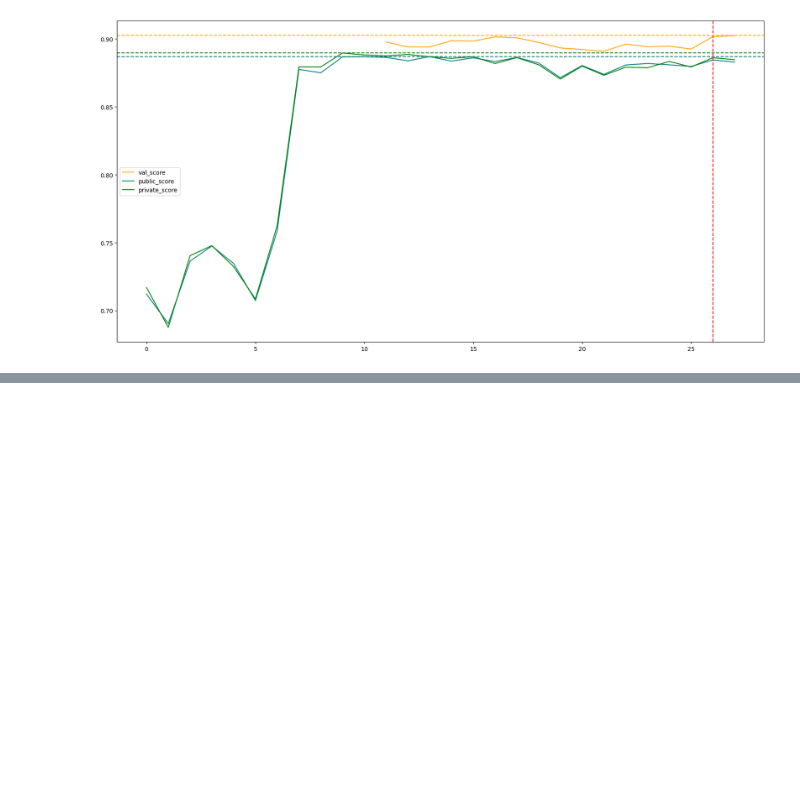
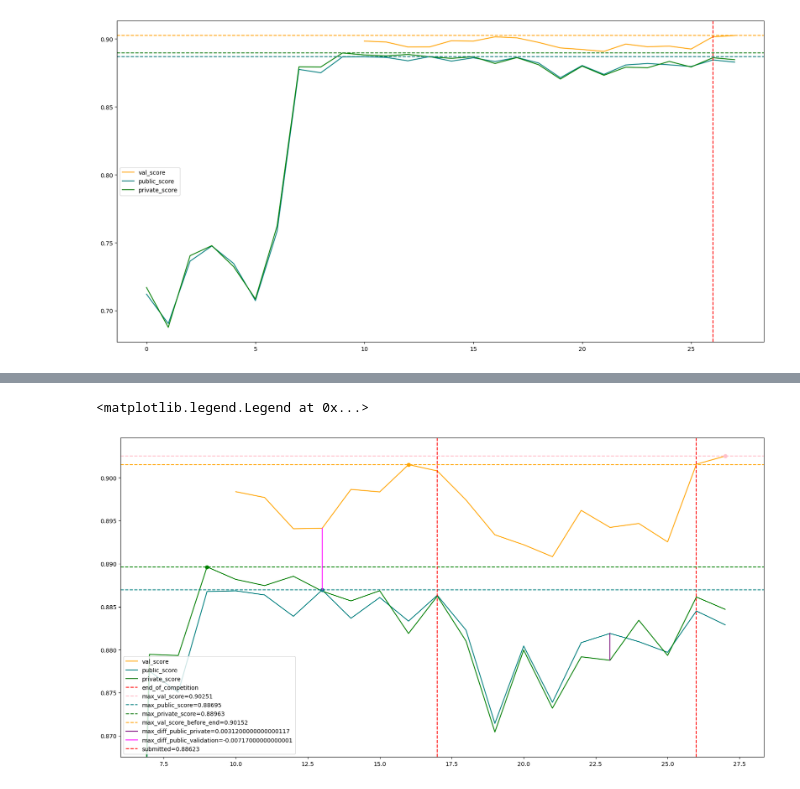
Before and after one commit to IgnacioPardo/TP2_TDVI, a Jupyter notebook: src/sub_hist_exp.ipynb, the cells around one changed output, grey strips where cells are left out. Cells and saved outputs as stored; diff of their text form; code cells hidden in the pictures; blank space fills up the shorter version.

```diff
--- a/src/sub_hist_exp.ipynb
+++ b/src/sub_hist_exp.ipynb
@@ -134,0 +135,6 @@ ax.legend()
+# %%
+# Max difference between public and private score
+
+history["public_private_diff"] = history["public_score"] - history["private_score"]
+
+history.loc[history["public_private_diff"].idxmax()]
@@ -134,0 +154,6 @@ ax.legend()
+# %%
+# Max difference between public and validation score
+
+history["public_validation_diff"] = history["public_score"] - history["validation"]
+
+history.loc[history["public_validation_diff"].idxmax()]
@@ -134,0 +218,60 @@ ax.legend()
+# %%
+# Plot validation line vs public score line vs private score line
+
+import matplotlib.pyplot as plt
+
+fig, ax = plt.subplots(figsize=(20, 10))
+
+ax.plot(history["order"], history["validation"], label="val_score", color="orange")
+ax.plot(history["order"], history["public_score"], label="public_score", color="teal")
+ax.plot(history["order"], history["private_score"], label="private_score", color="green")
+
+# Add vertical line at (- history.index + 2)
+
+ax.axvline(history.shape[0] - 2, color="red", linestyle="--", label="end_of_competition")
+
+# Add horizontal lines at max values
+
+ax.axhline(history["validation"].max(), color="pink", linestyle="--", label=f"max_val_score={history['validation'].max()}")
+ax.axhline(history["public_score"].max(), color="teal", linestyle="--", label=f"max_public_score={history['public_score'].max()}")
+ax.axhline(history["private_score"].max(), color="green", linestyle="--", label=f"max_private_score={history['private_score'].max()}")
+
+# Add max validation before end of competition
+
+ax.axhline(history.loc[history[history["status"] != "Complete (after deadline)"]["validation"].idxmax()]["validation"], color="orange", linestyle="--", label=f"max_val_score_before_end={history.loc[history[history['status'] != 'Complete (after deadline)']['validation'].idxmax()]['validation']}")
+
+ax.set_xlim(6, ax.get_xlim()[1])
+ax.set_ylim(history.loc[history["order"] == 7, "public_score"].values[0] - 0.01, max(history["public_score"].max() + 0.01, history["private_score"].max() + 0.015))
+
+# Plot distance in between max and min differences
+
+ax.plot(history.loc[history["validation"].idxmax()]["order"], history["validation"].max(), marker="o", color="pink")
+ax.plot(history.loc[history["public_score"].idxmax()]["order"], history["public_score"].max(), marker="o", color="teal")
+ax.plot(history.loc[history["private_score"].idxmax()]["order"], history["private_score"].max(), marker="o", color="green")
+ax.plot(history.loc[history[history["status"] != "Complete (after deadline)"]["validation"].idxmax()]["order"], history.loc[history[history["status"] != "Complete (after deadline)"]["validation"].idxmax()]["validation"], marker="o", color="orange")
+
+
+# Max difference between public and private score
+ax.plot(
+    [history.loc[history["public_private_diff"].idxmax()]["order"], history.loc[history["public_private_diff"].idxmax()]["order"]],
+    [history.loc[history["public_private_diff"].idxmax()]["private_score"], history.loc[history["public_private_diff"].idxmax()]["public_score"]],
+    color="purple",
+    label=f"max_diff_public_private={history.loc[history['public_private_diff'].idxmax()]['public_private_diff']}"
+)
+
+# Max difference between public and validation score
+ax.plot(
+    [history.loc[history["public_validation_diff"].idxmax()]["order"], history.loc[history["public_validation_diff"].idxmax()]["order"]],
+    [history.loc[history["public_validation_diff"].idxmax()]["validation"], history.loc[history["public_validation_diff"].idxmax()]["public_score"]],
+    color="magenta",
+    label=f"max_diff_public_validation={history.loc[history['public_validation_diff'].idxmax()]['public_validation_diff']}"
+)
+
+# Line at order 17 (final submission)
+
+ax.axvline(17, color="red", linestyle="--", label=f"submitted={history[history['order'] == 17]['private_score'].values[0]}")
+
+ax.legend()
+# %% [output]
+<matplotlib.legend.Legend at 0x...>
+[figure, added]
```
Also changed, not shown: parts of 8 cells of this notebook, 2 other files.
